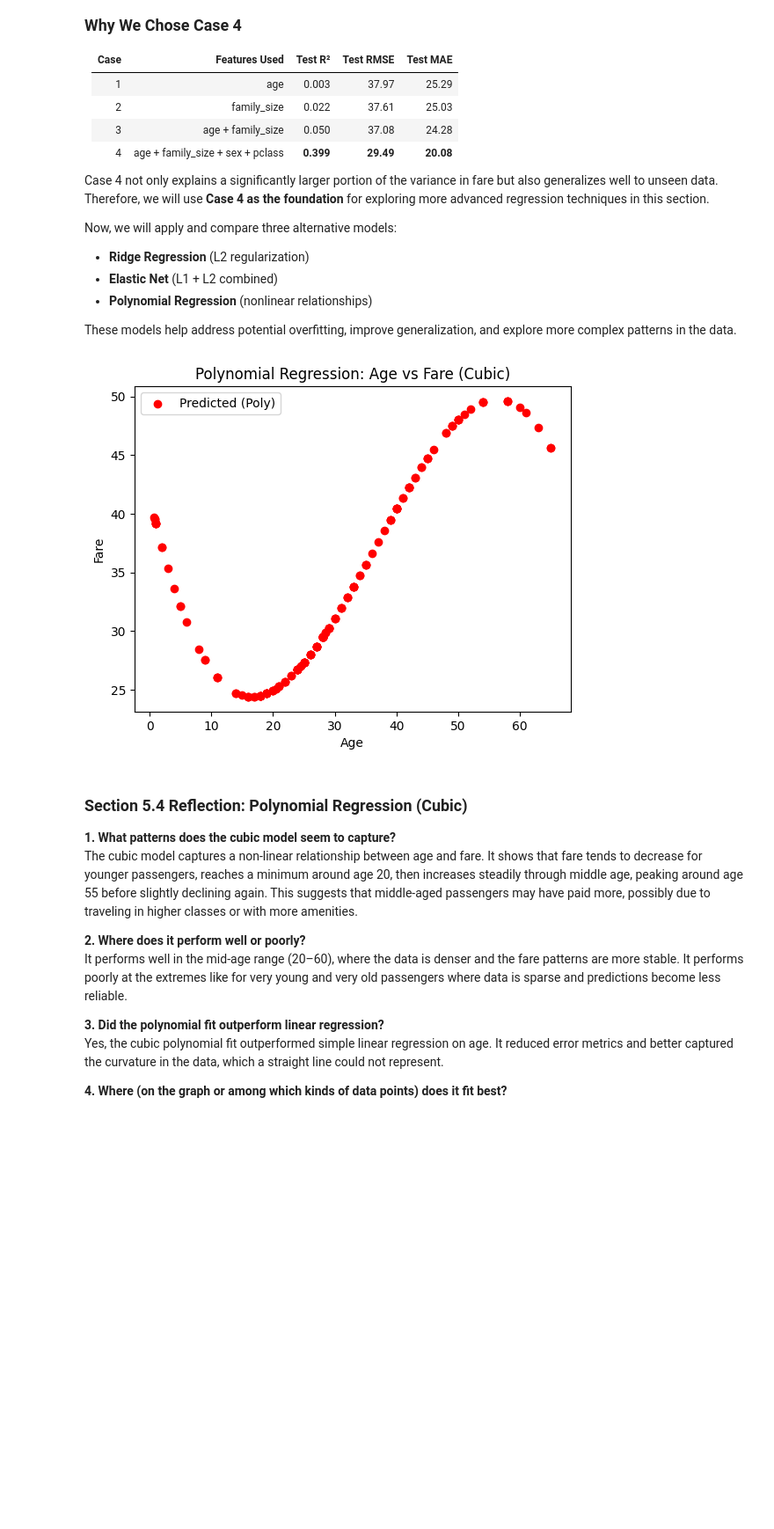
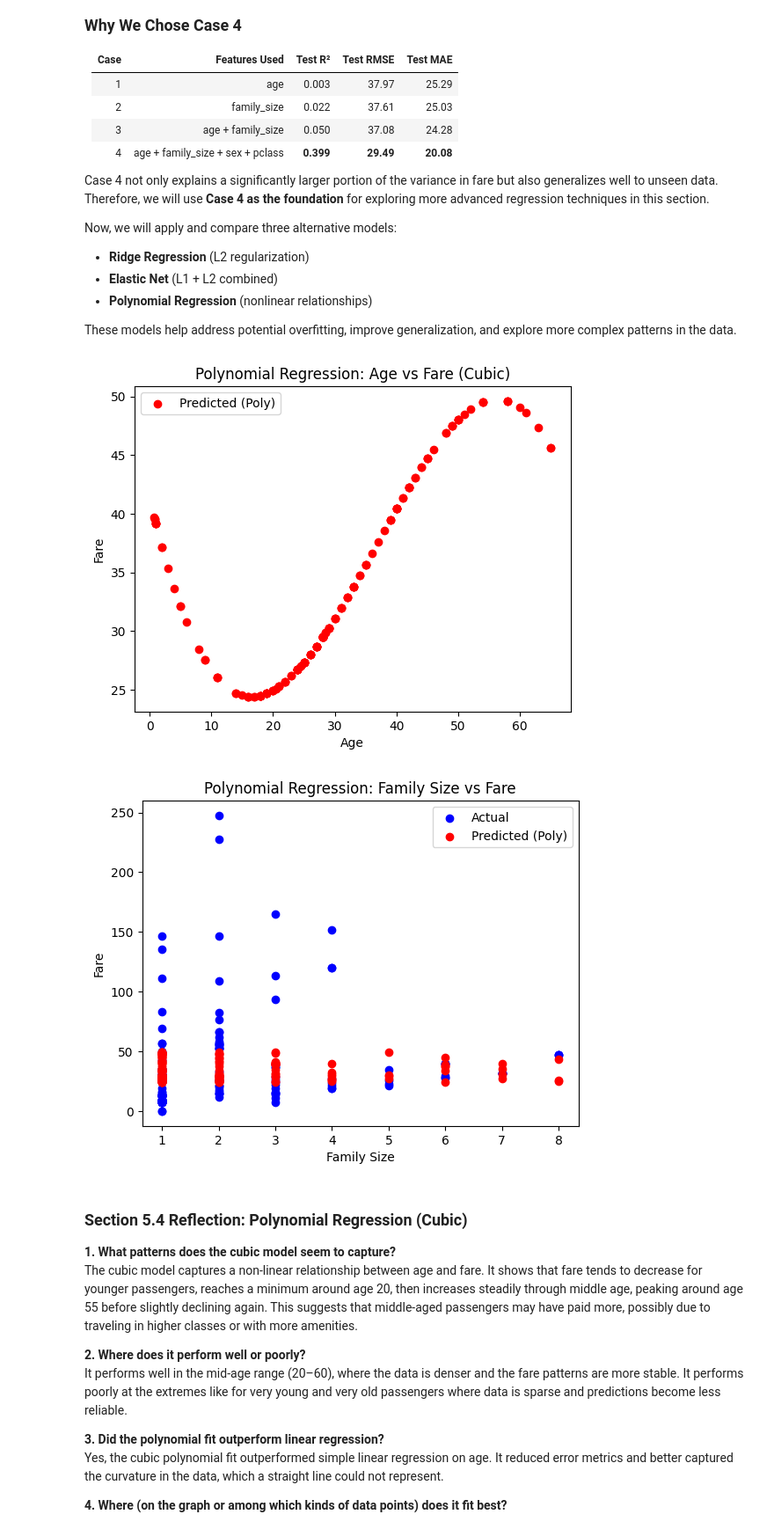
Before and after one commit to Kiruthikaa2512/applied-ml-kiruthikaa, a Jupyter notebook: notebooks/project04/ml04_kiruthikaa.ipynb, the cells around one changed output. Shown at 88% size. Cells and saved outputs as stored; diff of their text form; code cells hidden in the pictures; blank space fills up the shorter version.

```diff
--- a/notebooks/project04/ml04_kiruthikaa.ipynb
+++ b/notebooks/project04/ml04_kiruthikaa.ipynb
@@ -349,14 +349,23 @@ y_pred_poly = poly_model.predict(X1_test_poly)
 # %%
 ### 5.4 Visualize Polynomial Cubic Fit
 # plt.scatter(X1_test, y1_test, color='blue', label='Actual')
 plt.scatter(X1_test, y_pred_poly, color='red', label='Predicted (Poly)')
 plt.legend()
 plt.title("Polynomial Regression: Age vs Fare (Cubic)")
 plt.xlabel("Age")
 plt.ylabel("Fare")
 plt.show()
+
+plt.scatter(X2_test, y2_test, color='blue', label='Actual')
+plt.scatter(X2_test, y_pred_poly, color='red', label='Predicted (Poly)')
+plt.legend()
+plt.title("Polynomial Regression: Family Size vs Fare")
+plt.xlabel("Family Size")
+plt.ylabel("Fare")
+plt.show()
 # %% [output]
 [figure]
+[figure, added]
 # %% [markdown]
 ### Section 5.4 Reflection: Polynomial Regression (Cubic)
 
```
